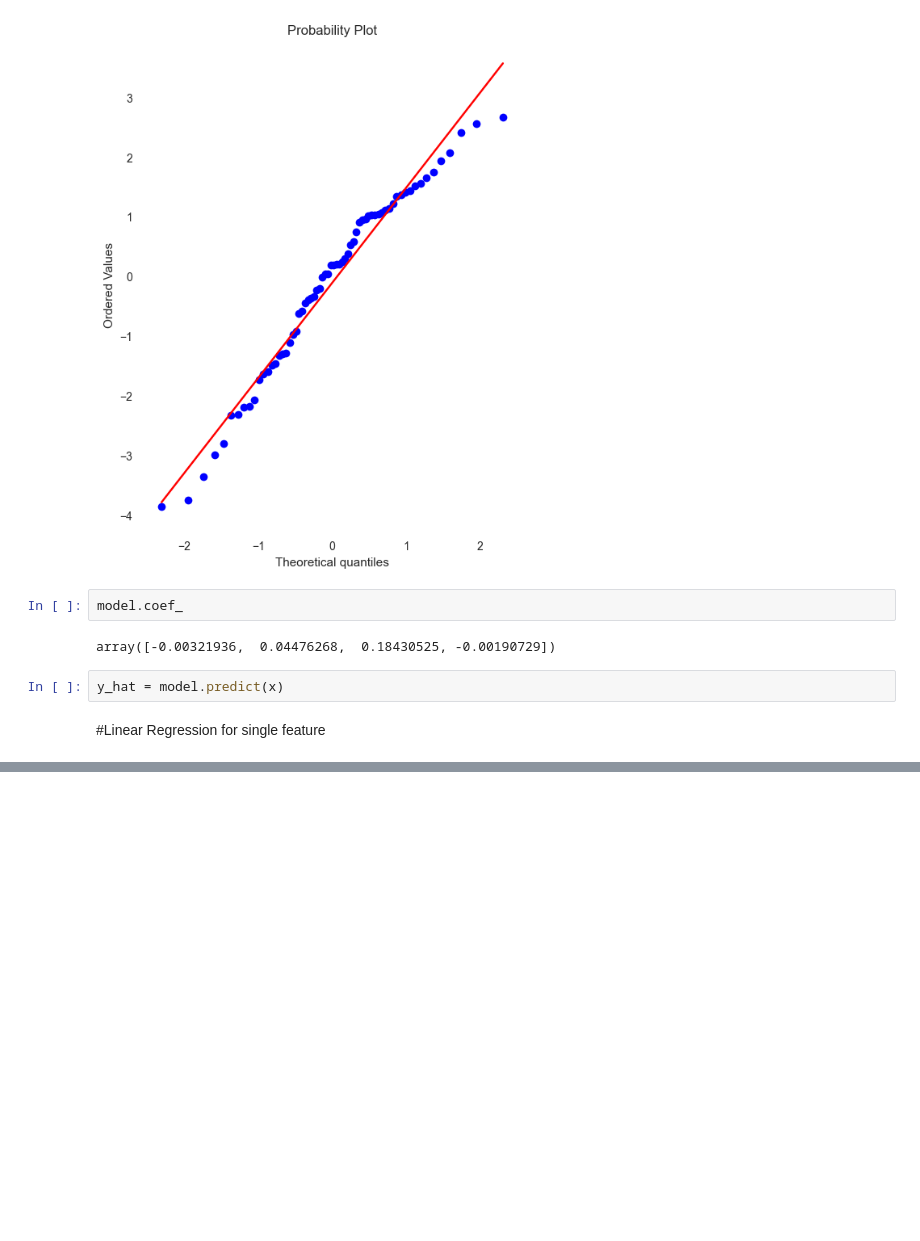
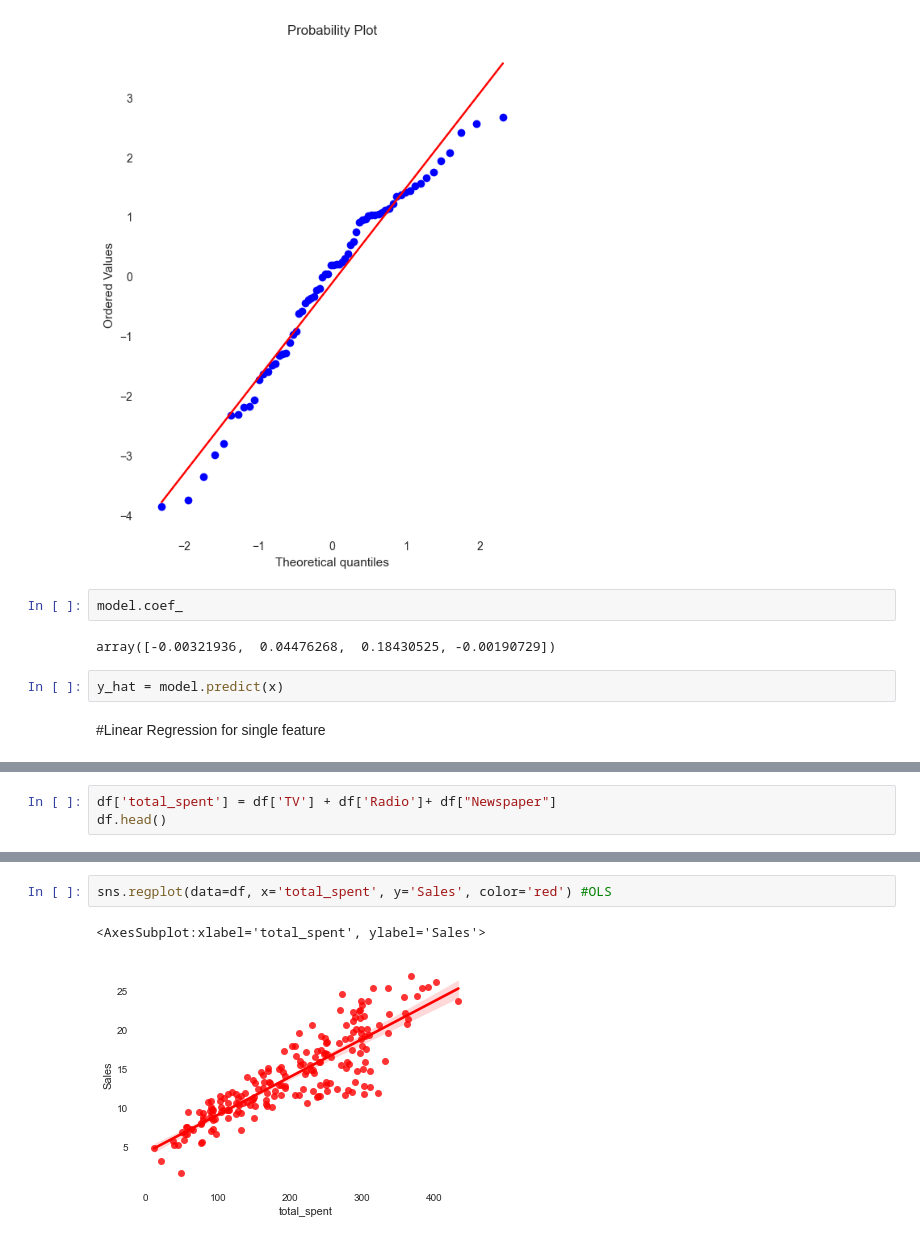
Before and after one commit to devdivyansh522399/ML_CLASS, a Jupyter notebook: Test Notebook/Linear_regression.ipynb, the cells around one changed output, grey strips where cells are left out. Cells and saved outputs as stored; diff of their text form; blank space fills up the shorter version.

```diff
--- a/Test Notebook/Linear_regression.ipynb
+++ b/Test Notebook/Linear_regression.ipynb
@@ -360,0 +392,3 @@ y_hat = model.predict(x)
+# %%
+df['total_spent'] = df['TV'] + df['Radio']+ df["Newspaper"]
+df.head()
@@ -360,0 +402,5 @@ y_hat = model.predict(x)
+# %%
+sns.regplot(data=df, x='total_spent', y='Sales', color='red') #OLS
+# %% [output]
+<AxesSubplot:xlabel='total_spent', ylabel='Sales'>
+[figure, added]
```
Also changed, not shown: parts of 5 cells of this notebook, 4 other files.
